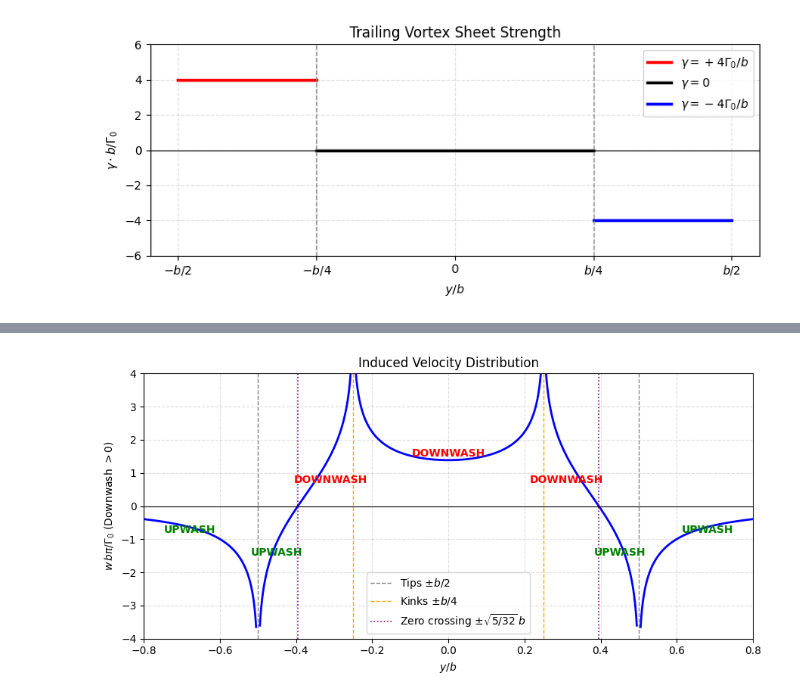
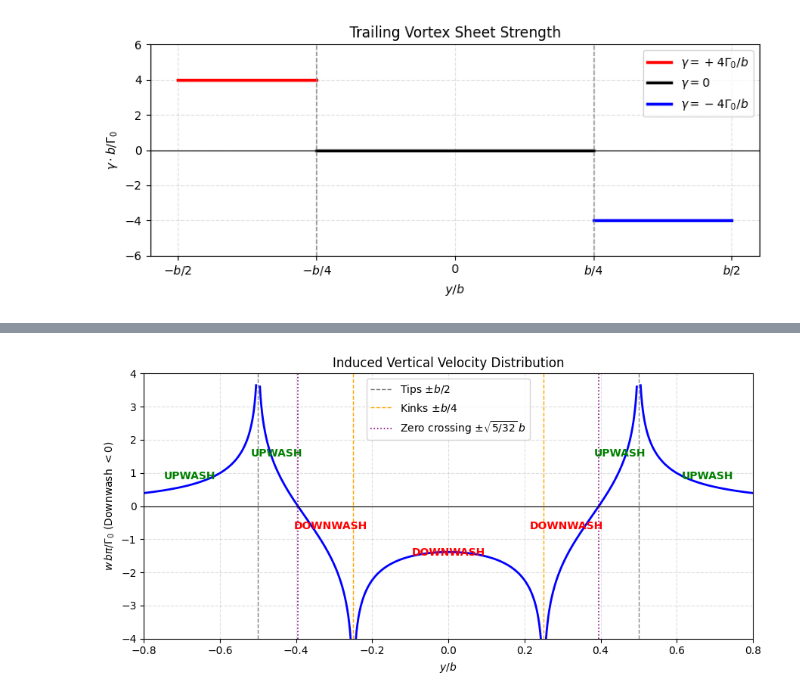
Before and after one commit to Rwin2/Lifting-airfoil-, a Jupyter notebook: notebooks/PS5_Problem1.ipynb, the cells around one changed output, grey strips where cells are left out. Cells and saved outputs as stored; diff of their text form; code cells hidden in the pictures.

```diff
--- a/notebooks/PS5_Problem1.ipynb
+++ b/notebooks/PS5_Problem1.ipynb
@@ -131,56 +140,57 @@ import numpy as np
 import matplotlib.pyplot as plt
 
 def w_nondim(y, b=1.0):
-    # w * b*pi/Gamma0, with w > 0 defined as downwash
+    # Physical vertical velocity component, with z positive upward
+    # => downwash corresponds to w < 0
     num = y**2 - (b/4)**2
     den = y**2 - (b/2)**2
-    return -np.log(np.abs(num / den))
+    return np.log(np.abs(num / den))
 
 b = 1.0
 delta = 0.005
 y0 = np.sqrt(5/32) * b   # zero crossing in b/4 < |y| < b/2
 
 segments = [
-    np.linspace(-0.8, -0.5-delta, 300),
-    np.linspace(-0.5+delta, -0.25-delta, 300),
-    np.linspace(-0.25+delta, 0.25-delta, 400),
-    np.linspace(0.25+delta, 0.5-delta, 300),
-    np.linspace(0.5+delta, 0.8, 300),
+    np.linspace(-0.8, -0.5 - delta, 300),
+    np.linspace(-0.5 + delta, -0.25 - delta, 300),
+    np.linspace(-0.25 + delta, 0.25 - delta, 400),
+    np.linspace(0.25 + delta, 0.5 - delta, 300),
+    np.linspace(0.5 + delta, 0.8, 300),
 ]
 
 fig, ax = plt.subplots(figsize=(9, 4.5))
 for seg in segments:
     ax.plot(seg, w_nondim(seg, b=b), 'b-', lw=2)
 
 ax.axhline(0, color='k', lw=0.8)
 ax.axvline(-0.5, color='gray', ls='--', lw=1, label=r'Tips $\pm b/2$')
 ax.axvline( 0.5, color='gray', ls='--', lw=1)
 ax.axvline(-0.25, color='orange', ls='--', lw=1, label=r'Kinks $\pm b/4$')
 ax.axvline( 0.25, color='orange', ls='--', lw=1)
 
-# zero crossings inside b/4 < |y| < b/2
+# Zero crossings inside b/4 < |y| < b/2
 ax.axvline(-y0, color='purple', ls=':', lw=1.2, label=r'Zero crossing $\pm\sqrt{5/32}\,b$')
 ax.axvline( y0, color='purple', ls=':', lw=1.2)
 
 ax.set_xlim(-0.8, 0.8)
 ax.set_ylim(-4, 4)
 ax.set_xlabel(r'$y/b$')
-ax.set_ylabel(r'$w\, b\pi/\Gamma_0$ (Downwash $>0$)')
-ax.set_title('Induced Velocity Distribution')
+ax.set_ylabel(r'$w\, b\pi/\Gamma_0$ (Downwash $<0$)')
+ax.set_title('Induced Vertical Velocity Distribution')
 ax.legend(fontsize=10)
 ax.grid(True, ls='--', alpha=0.4)
 
-# Correct sign labels
-ax.text(0, 1.5, 'DOWNWASH', ha='center', color='red', fontweight='bold')
-ax.text(-0.31, 0.7, 'DOWNWASH', ha='center', color='red', fontweight='bold', fontsize=10)
-ax.text( 0.31, 0.7, 'DOWNWASH', ha='center', color='red', fontweight='bold', fontsize=10)
+# Correct sign labels for z positive upward
+ax.text(0, -1.5, 'DOWNWASH', ha='center', color='red', fontweight='bold')
+ax.text(-0.31, -0.7, 'DOWNWASH', ha='center', color='red', fontweight='bold', fontsize=10)
+ax.text( 0.31, -0.7, 'DOWNWASH', ha='center', color='red', fontweight='bold', fontsize=10)
 
-ax.text(-0.45, -1.5, 'UPWASH', ha='center', color='green', fontweight='bold')
-ax.text( 0.45, -1.5, 'UPWASH', ha='center', color='green', fontweight='bold')
-ax.text(-0.68, -0.8, 'UPWASH', ha='center', color='green', fontweight='bold')
-ax.text( 0.68, -0.8, 'UPWASH', ha='center', color='green', fontweight='bold')
+ax.text(-0.45, 1.5, 'UPWASH', ha='center', color='green', fontweight='bold')
+ax.text( 0.45, 1.5, 'UPWASH', ha='center', color='green', fontweight='bold')
+ax.text(-0.68, 0.8, 'UPWASH', ha='center', color='green', fontweight='bold')
+ax.text( 0.68, 0.8, 'UPWASH', ha='center', color='green', fontweight='bold')
 
 plt.tight_layout()
 plt.show()
 # %% [output]
-[figure, old version]
+[figure, new version]
```
Also changed, not shown: parts of 1 cell of this notebook, 3 other files.
